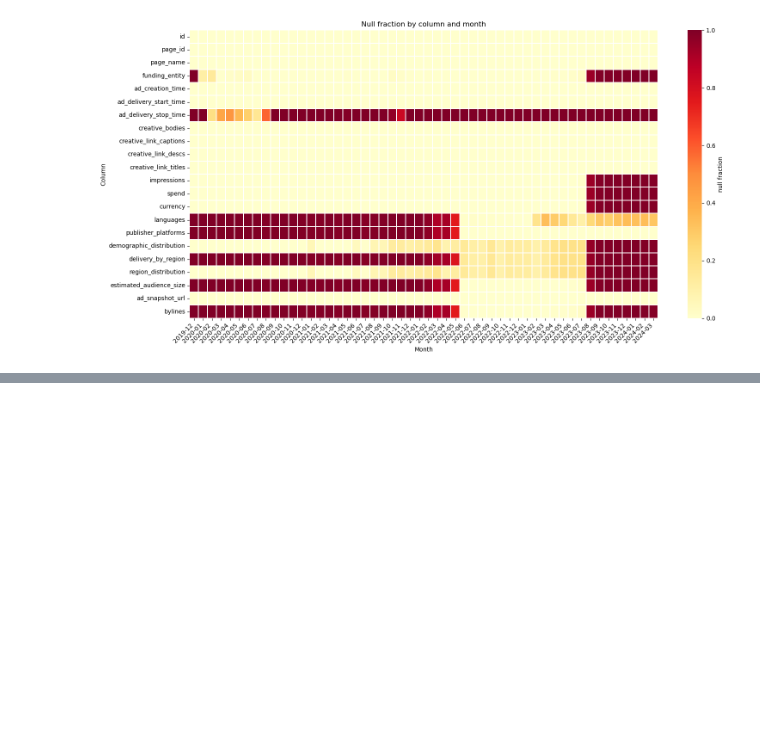
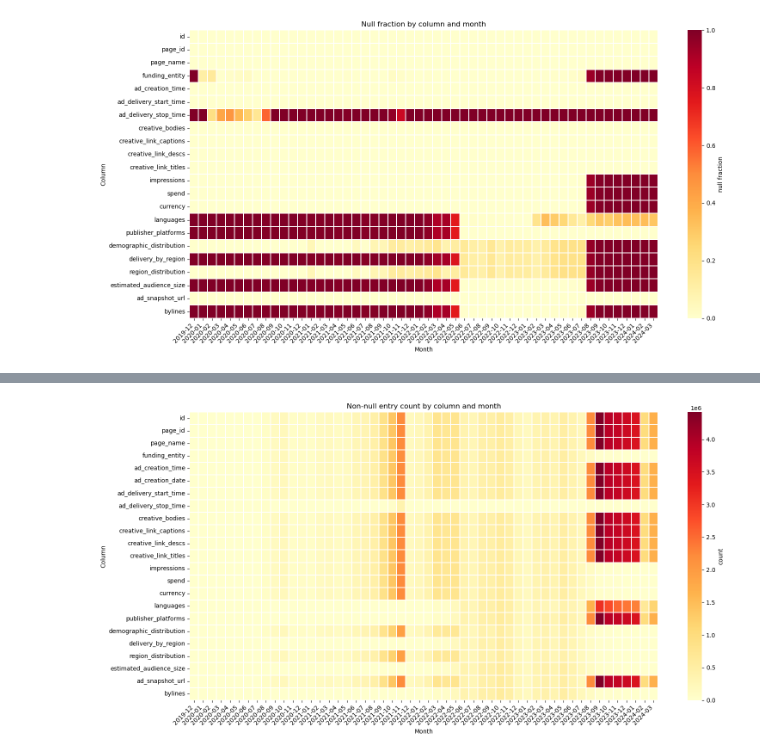
Before and after one commit to stuliveshere/FB_API, a Jupyter notebook: notebooks/01_data_loading.ipynb, the cells around one changed output, grey strips where cells are left out. Saved outputs shown, nothing was run; the diff lists cells and outputs as text; code cells hidden in the pictures; blank space fills up the shorter version.

```diff
--- a/notebooks/01_data_loading.ipynb
+++ b/notebooks/01_data_loading.ipynb
@@ -228,0 +247,36 @@ plt.show()
+# %%
+from pyspark.sql.functions import col, count, date_trunc
+from pyspark.sql.types import StringType
+import seaborn as sns
+import matplotlib.pyplot as plt
+import pandas as pd
+
+string_cols = [f.name for f in df.schema.fields]
+
+count_exprs = [count(c).alias(c) for c in string_cols]
+
+count_by_month = df \
+    .withColumn("month", date_trunc("month", "ad_creation_date")) \
+    .groupBy("month") \
+    .agg(*count_exprs) \
+    .orderBy("month")
+
+pdf3 = count_by_month.toPandas()
+pdf3.index = pd.to_datetime(pdf3["month"]).dt.strftime("%Y-%m")
+pdf3 = pdf3.drop(columns=["month"])
+
+plt.figure(figsize=(16, 8))
+sns.heatmap(
+    pdf3.T,
+    cmap="YlOrRd",
+    linewidths=0.3,
+    cbar_kws={"label": "count"}
+)
+plt.title("Non-null entry count by column and month")
+plt.xlabel("Month")
+plt.ylabel("Column")
+plt.xticks(rotation=45, ha="right")
+plt.tight_layout()
+plt.show()
+# %% [output]
+[figure, added]
```
Also changed, not shown: parts of 12 cells of this notebook, 1 other file.
